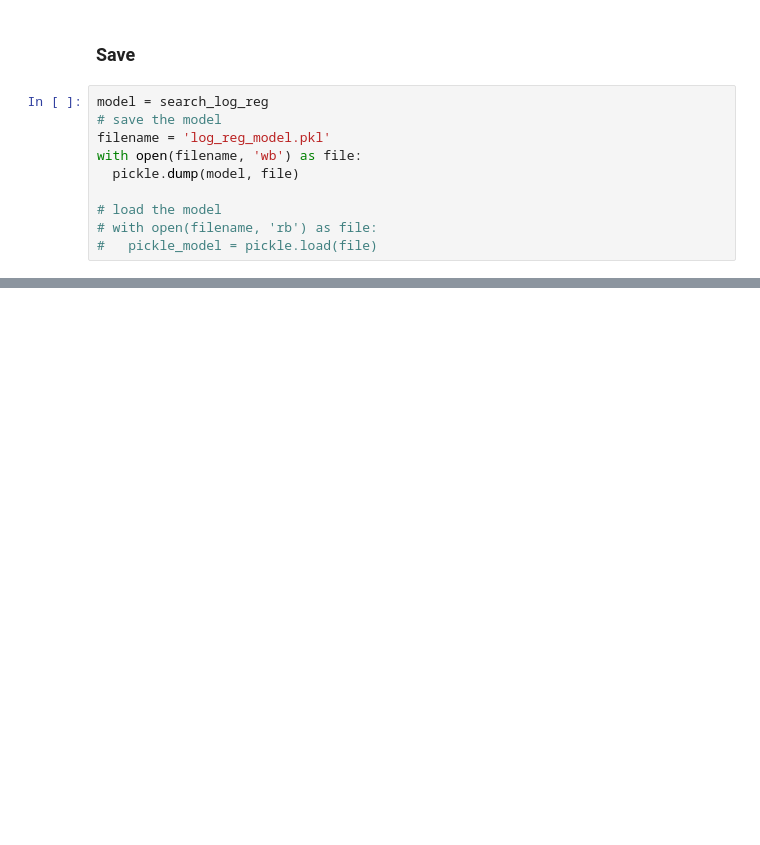
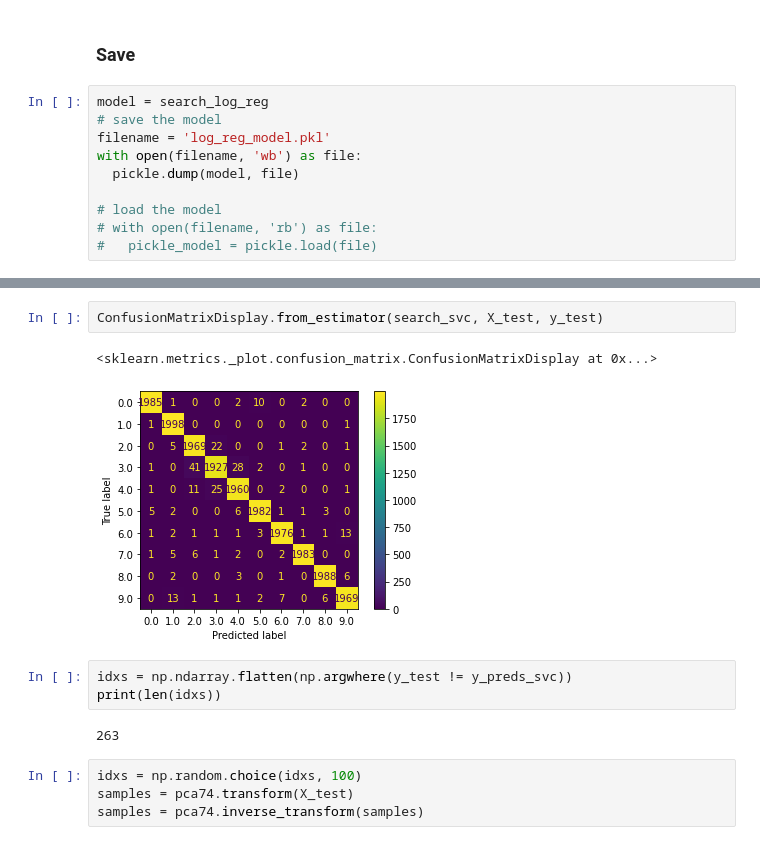
Before and after one commit to mo-amininasab/FarsiDigits-Recognizer, a Jupyter notebook: HodaDataSet_ML.ipynb, the cells around one changed output, grey strips where cells are left out. Saved outputs shown, nothing was run; the diff lists cells and outputs as text; blank space fills up the shorter version.

```diff
--- a/HodaDataSet_ML.ipynb
+++ b/HodaDataSet_ML.ipynb
@@ -427,0 +504,14 @@ with open(filename, 'wb') as file:
+# %%
+ConfusionMatrixDisplay.from_estimator(search_svc, X_test, y_test)
+# %% [output]
+<sklearn.metrics._plot.confusion_matrix.ConfusionMatrixDisplay at 0x...>
+[figure, added]
+# %%
+idxs = np.ndarray.flatten(np.argwhere(y_test != y_preds_svc))
+print(len(idxs))
+# %% [output]
+263
+# %%
+idxs = np.random.choice(idxs, 100)
+samples = pca74.transform(X_test)
+samples = pca74.inverse_transform(samples)
```
Also changed, not shown: parts of 12 cells of this notebook.
